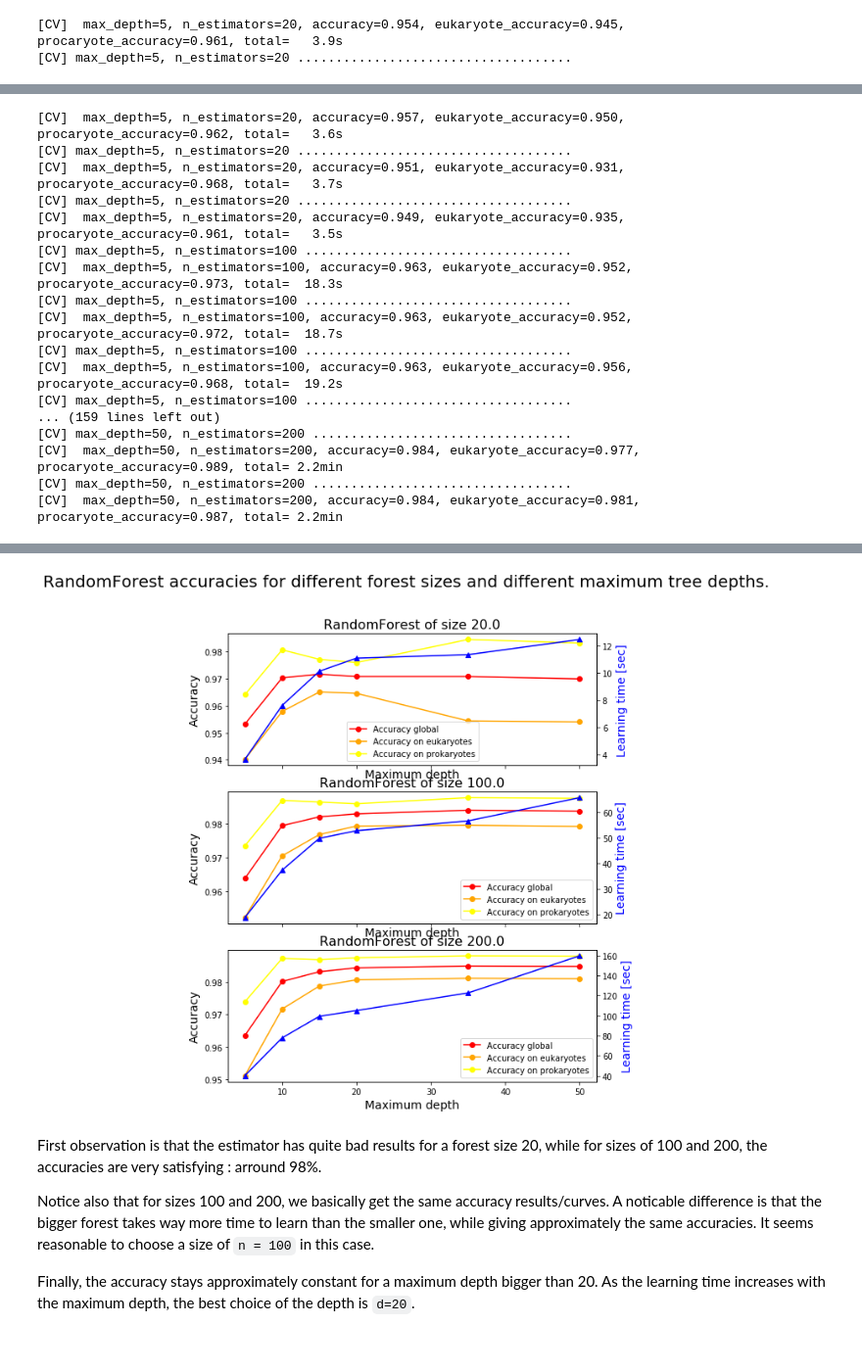
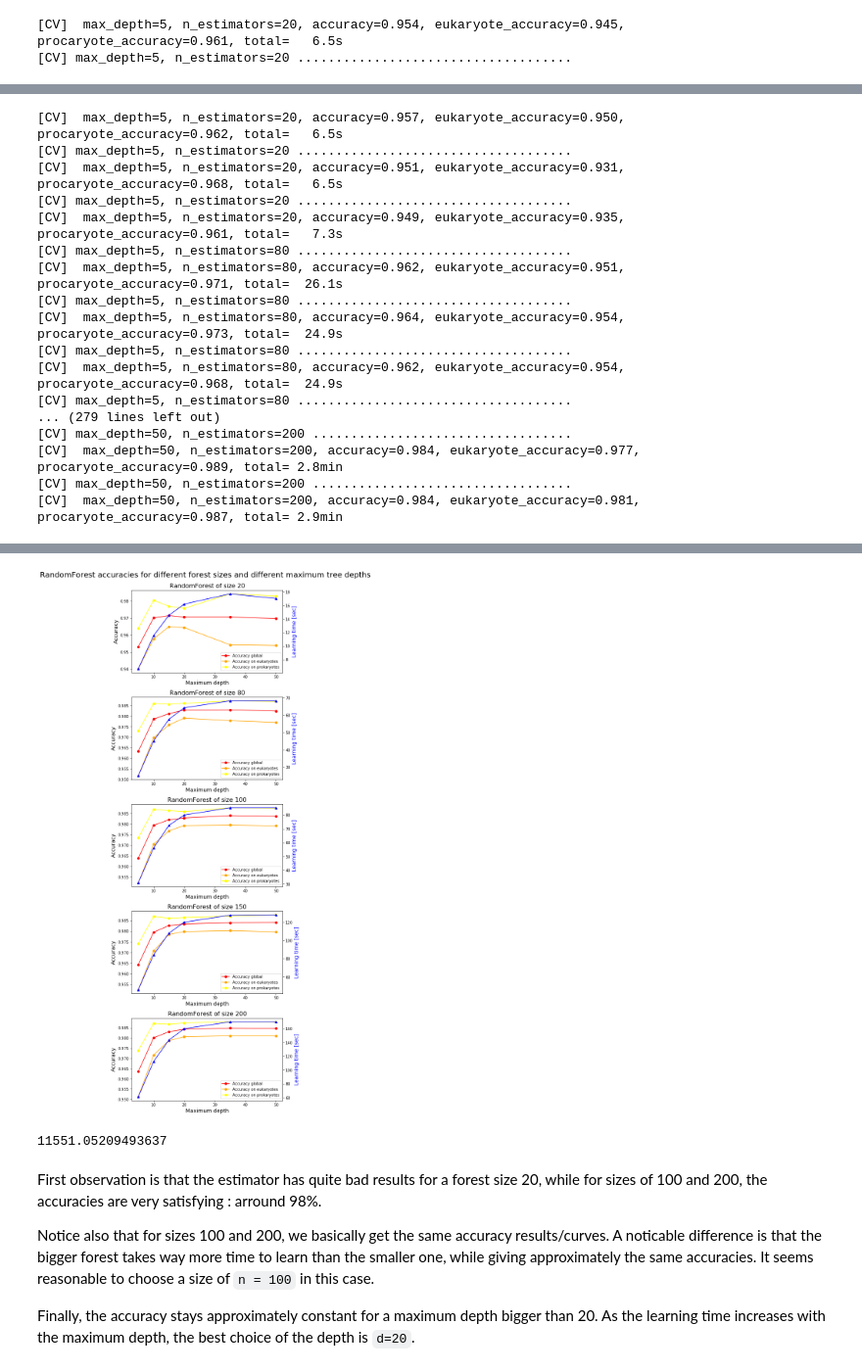
Before and after one commit to Mass23/EukProClassifier, a Jupyter notebook: RF_tests.ipynb, the cells around one changed output, grey strips where cells are left out. Shown: that part at 98% size. Cells and saved outputs as stored; diff of their text form; code cells hidden in the pictures.

```diff
--- a/RF_tests.ipynb
+++ b/RF_tests.ipynb
@@ -10,7 +12,10 @@ seed = 42
 n_jobs= None
 y, X, ids = load_csv_data("Counts_n10000_k5_s5000.csv")
 
+t1 = time()
 df = grid_search_RF(X, y, seed, n_jobs, cv=5, verbose=3)
+t2 = time()
+print(t2-t1)
 # %% [output]
 Loading data...
 Removing rows with less than 1000 counts...
@@ -27,2 +30,2 @@ Fitting 5 folds for each of 18 candidates, totalling 90 fits
-[CV]  max_depth=5, n_estimators=20, accuracy=0.954, eukaryote_accuracy=0.945, procaryote_accuracy=0.961, total=   3.9s
+[CV]  max_depth=5, n_estimators=20, accuracy=0.954, eukaryote_accuracy=0.945, procaryote_accuracy=0.961, total=   6.5s
 [CV] max_depth=5, n_estimators=20 ....................................
@@ -30,17 +33,17 @@ Fitting 5 folds for each of 18 candidates, totalling 90 fits
-[CV]  max_depth=5, n_estimators=20, accuracy=0.957, eukaryote_accuracy=0.950, procaryote_accuracy=0.962, total=   3.6s
+[CV]  max_depth=5, n_estimators=20, accuracy=0.957, eukaryote_accuracy=0.950, procaryote_accuracy=0.962, total=   6.5s
 [CV] max_depth=5, n_estimators=20 ....................................
-[CV]  max_depth=5, n_estimators=20, accuracy=0.951, eukaryote_accuracy=0.931, procaryote_accuracy=0.968, total=   3.7s
+[CV]  max_depth=5, n_estimators=20, accuracy=0.951, eukaryote_accuracy=0.931, procaryote_accuracy=0.968, total=   6.5s
 [CV] max_depth=5, n_estimators=20 ....................................
-[CV]  max_depth=5, n_estimators=20, accuracy=0.949, eukaryote_accuracy=0.935, procaryote_accuracy=0.961, total=   3.5s
-[CV] max_depth=5, n_estimators=100 ...................................
-[CV]  max_depth=5, n_estimators=100, accuracy=0.963, eukaryote_accuracy=0.952, procaryote_accuracy=0.973, total=  18.3s
-[CV] max_depth=5, n_estimators=100 ...................................
-[CV]  max_depth=5, n_estimators=100, accuracy=0.963, eukaryote_accuracy=0.952, procaryote_accuracy=0.972, total=  18.7s
-[CV] max_depth=5, n_estimators=100 ...................................
-[CV]  max_depth=5, n_estimators=100, accuracy=0.963, eukaryote_accuracy=0.956, procaryote_accuracy=0.968, total=  19.2s
-[CV] max_depth=5, n_estimators=100 ...................................
-... (159 lines left out)
+[CV]  max_depth=5, n_estimators=20, accuracy=0.949, eukaryote_accuracy=0.935, procaryote_accuracy=0.961, total=   7.3s
+[CV] max_depth=5, n_estimators=80 ....................................
+[CV]  max_depth=5, n_estimators=80, accuracy=0.962, eukaryote_accuracy=0.951, procaryote_accuracy=0.971, total=  26.1s
+[CV] max_depth=5, n_estimators=80 ....................................
+[CV]  max_depth=5, n_estimators=80, accuracy=0.964, eukaryote_accuracy=0.954, procaryote_accuracy=0.973, total=  24.9s
+[CV] max_depth=5, n_estimators=80 ....................................
+[CV]  max_depth=5, n_estimators=80, accuracy=0.962, eukaryote_accuracy=0.954, procaryote_accuracy=0.968, total=  24.9s
+[CV] max_depth=5, n_estimators=80 ....................................
+... (279 lines left out)
 [CV] max_depth=50, n_estimators=200 ..................................
-[CV]  max_depth=50, n_estimators=200, accuracy=0.984, eukaryote_accuracy=0.977, procaryote_accuracy=0.989, total= 2.2min
+[CV]  max_depth=50, n_estimators=200, accuracy=0.984, eukaryote_accuracy=0.977, procaryote_accuracy=0.989, total= 2.8min
 [CV] max_depth=50, n_estimators=200 ..................................
-[CV]  max_depth=50, n_estimators=200, accuracy=0.984, eukaryote_accuracy=0.981, procaryote_accuracy=0.987, total= 2.2min
+[CV]  max_depth=50, n_estimators=200, accuracy=0.984, eukaryote_accuracy=0.981, procaryote_accuracy=0.987, total= 2.9min
@@ -48,4 +51,5 @@ Fitting 5 folds for each of 18 candidates, totalling 90 fits
-[figure, old version]
+[figure, new version]
+11551.05209493637
 # %% [markdown]
 First observation is that the estimator has quite bad results for a forest size 20, while for sizes of 100 and 200, the accuracies are very satisfying : arround 98%.
 
```
Also changed, not shown: parts of 3 cells of this notebook, 2 other files.
